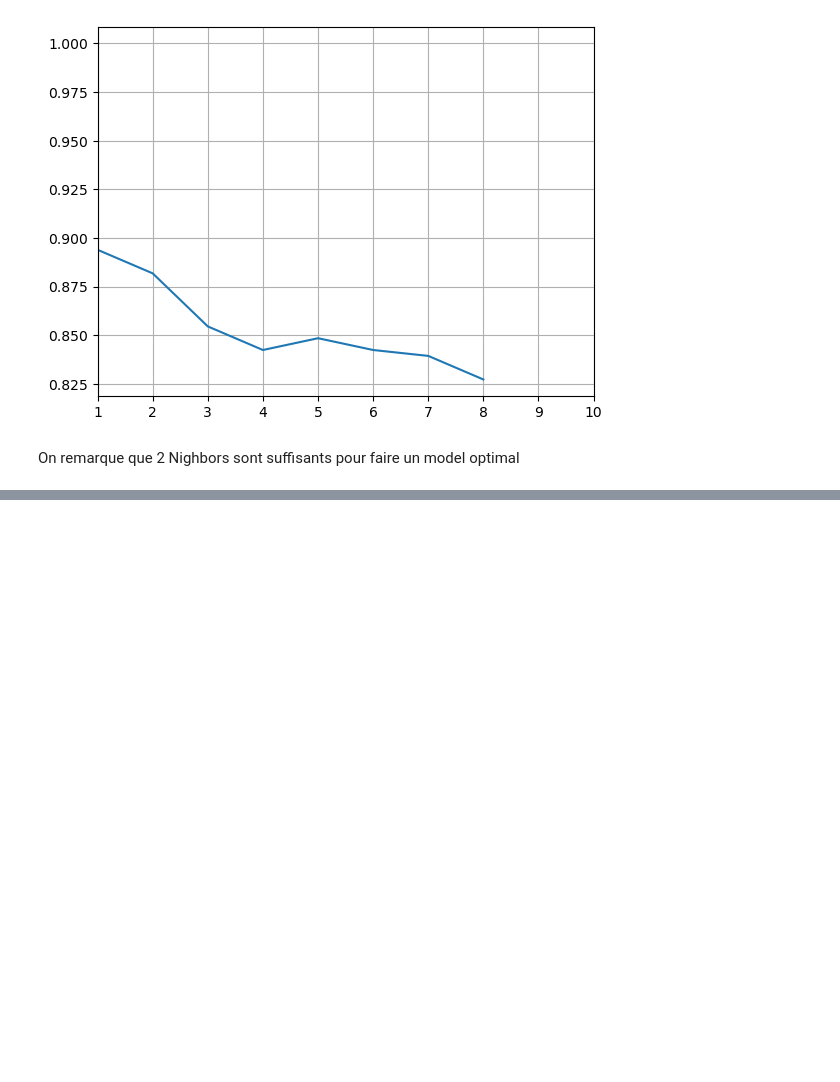
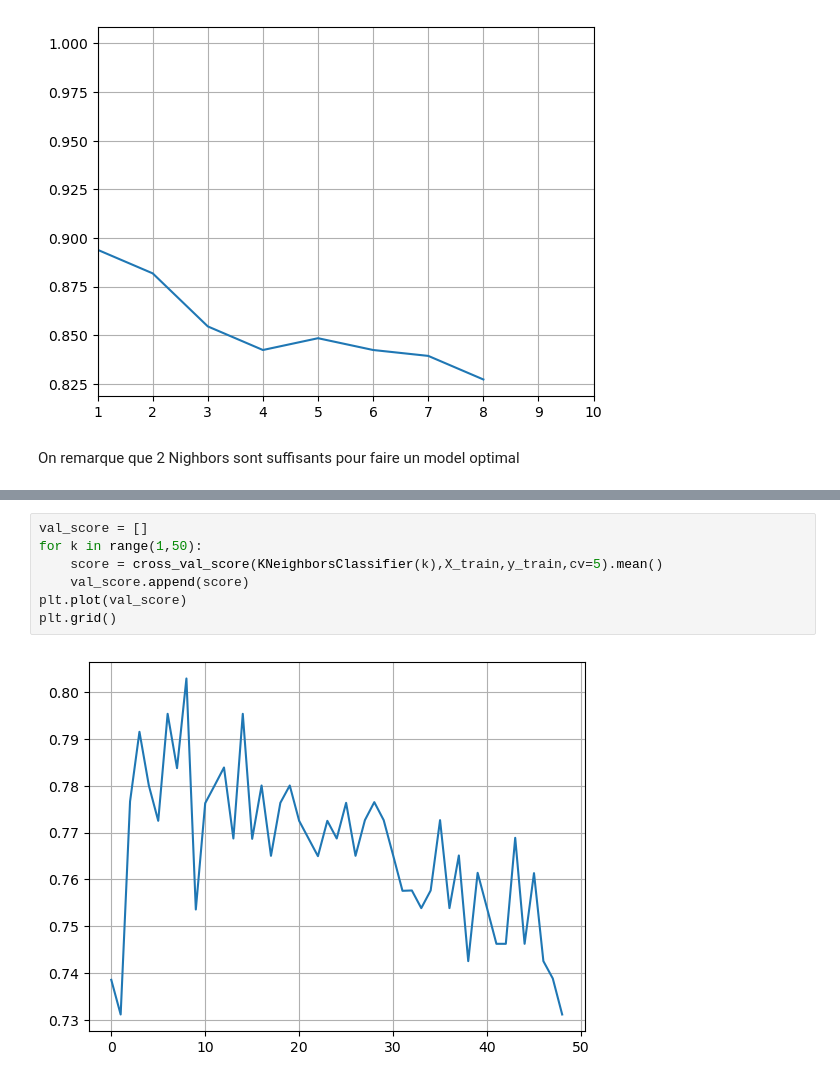
Before and after one commit to BatataNatna/salaires_immobilier_KNN, a Jupyter notebook: salaires_KNN.ipynb, the cells around one changed output, grey strips where cells are left out. Cells and saved outputs as stored; diff of their text form; blank space fills up the shorter version.

```diff
--- a/salaires_KNN.ipynb
+++ b/salaires_KNN.ipynb
@@ -226,0 +235,9 @@ On remarque que 2 Nighbors sont suffisants pour faire un model optimal
+# %%
+val_score = []
+for k in range(1,50):
+    score = cross_val_score(KNeighborsClassifier(k),X_train,y_train,cv=5).mean()
+    val_score.append(score)
+plt.plot(val_score)
+plt.grid()
+# %% [output]
+[figure, added]
```
Also changed, not shown: parts of 12 cells of this notebook.
